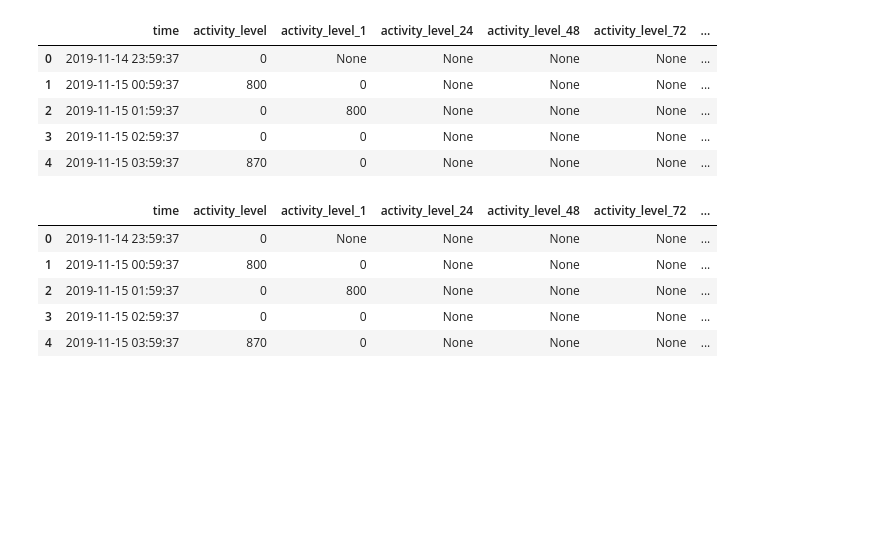
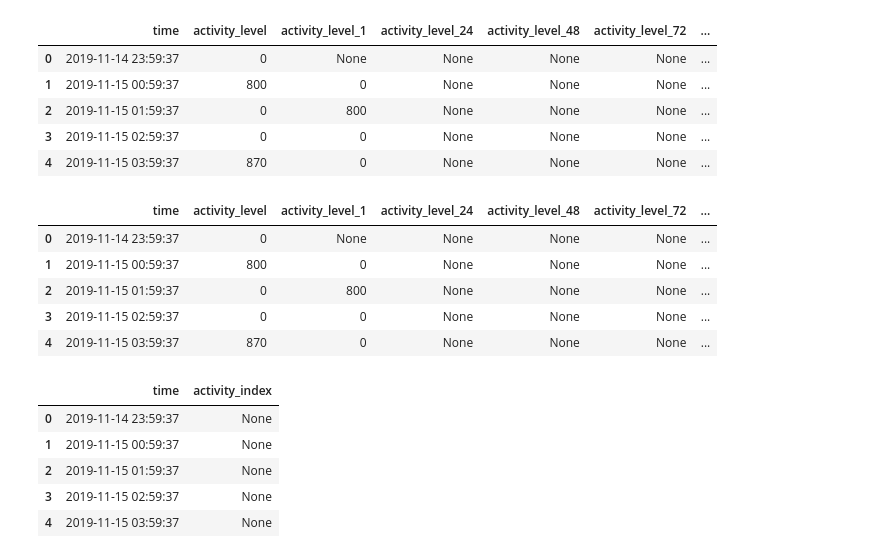
Before and after one commit to tanzimtaher/Predicting-Estrus-in-Cattle-from-Accelerometer-Data, a Jupyter notebook: Script.ipynb, the cells around one changed output. Saved outputs shown, nothing was run; the diff lists cells and outputs as text; code cells hidden in the pictures; blank space fills up the shorter version.

```diff
--- a/Script.ipynb
+++ b/Script.ipynb
@@ -1152,6 +1152,7 @@ activity_df
 # %%
 activity_df['historical_comparison_value'] = None
 activity_df['trend'] = None
+activity_df['activity_index'] = None
 # %%
 activity_df.head()
 # %% [output]
@@ -1184,6 +1185,13 @@ for i in range(len(activity_df)):
         activity_df.loc[i, 'trend'] = trend
     except:
         pass
+
+
+    # calculate the activity index now
+    try:
+        activity_df.loc[i, 'activity_index'] = historical_comparison_value + trend
+    except:
+        pass
 # %%
 activity_df.head()
 # %% [output]
@@ -1193,3 +1201,17 @@ activity_df.head()
 | 2 | 2019-11-15 01:59:37 | 0 | 800 | None | None | None | ... |
 | 3 | 2019-11-15 02:59:37 | 0 | 0 | None | None | None | ... |
 | 4 | 2019-11-15 03:59:37 | 870 | 0 | None | None | None | ... |
+# %%
+activity_index_df = activity_df.drop(columns=['activity_level', 'activity_level_1',
+                                             'activity_level_24', 'activity_level_48',
+                                             'activity_level_72', 'historical_comparison_value',
+                                             'trend'])
+
+activity_index_df.head()
+# %% [output]
+|  | time | activity_index |
+| 0 | 2019-11-14 23:59:37 | None |
+| 1 | 2019-11-15 00:59:37 | None |
+| 2 | 2019-11-15 01:59:37 | None |
+| 3 | 2019-11-15 02:59:37 | None |
+| 4 | 2019-11-15 03:59:37 | None |
```
Also changed, not shown: parts of 1 cell of this notebook, 1 other file.
